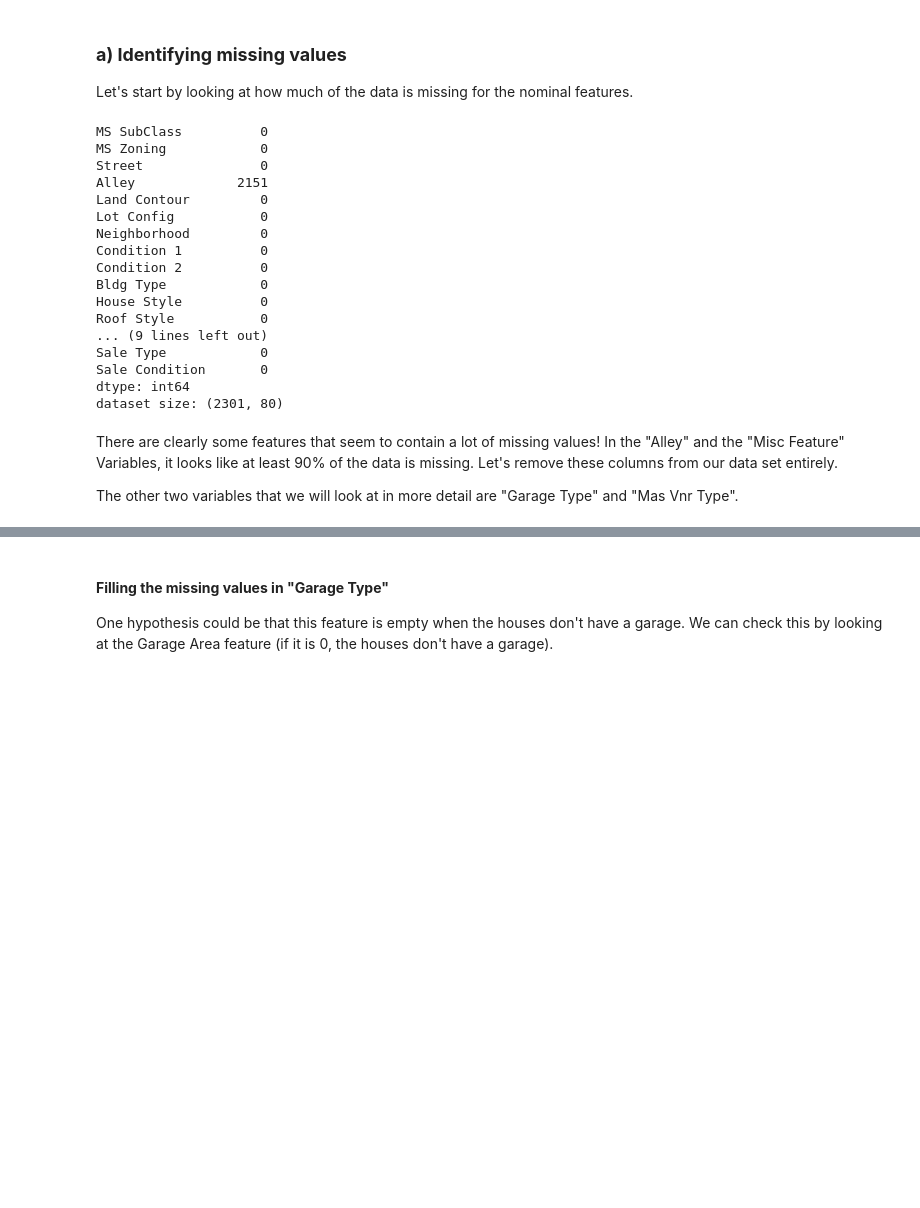
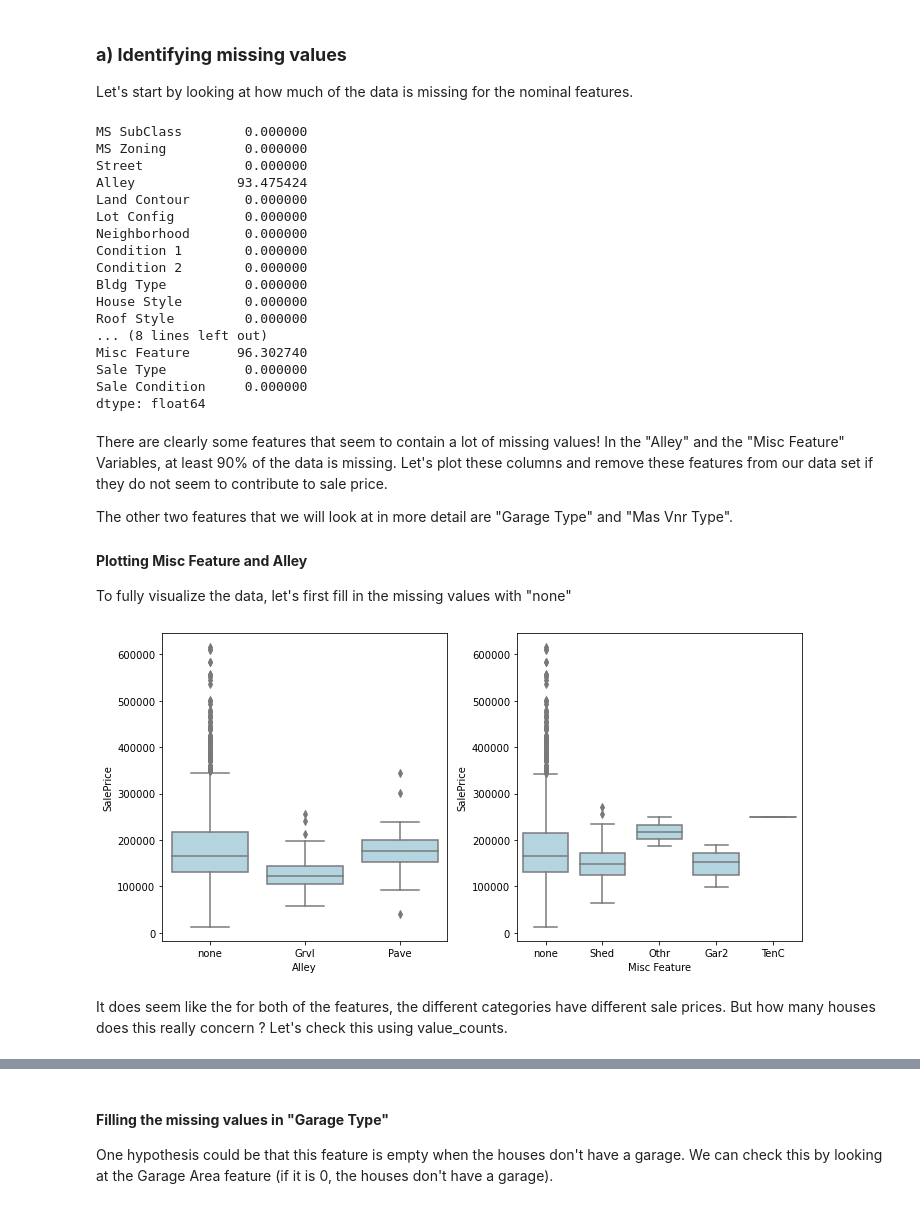
Before and after one commit to OphelieRutschmann/COS_machine_learning, a Jupyter notebook: 03_Machine_Learning_1_Project/house-prices/house-price_solutions.ipynb, the cells around one changed output, grey strips where cells are left out. Drawn from its saved outputs; the diff is of its cells as text; code cells hidden in the pictures; blank space fills up the shorter version.

```diff
--- a/03_Machine_Learning_1_Project/house-prices/house-price_solutions.ipynb
+++ b/03_Machine_Learning_1_Project/house-prices/house-price_solutions.ipynb
@@ -869,27 +874,44 @@ We will now look at the nominal variables.
 Let's start by looking at how much of the data is missing for the nominal features.
 # %%
 # identify missing values
-print(df[nom_col].isna().sum())
-print("dataset size:", df.shape)
+print(df[nom_col].isna().sum() / len(df) * 100)
 # %% [output]
-MS SubClass          0
-MS Zoning            0
-Street               0
-Alley             2151
-Land Contour         0
-Lot Config           0
-Neighborhood         0
-Condition 1          0
-Condition 2          0
-Bldg Type            0
-House Style          0
-Roof Style           0
-... (9 lines left out)
-Sale Type            0
-Sale Condition       0
-dtype: int64
-dataset size: (2301, 80)
+MS SubClass        0.000000
+MS Zoning          0.000000
+Street             0.000000
+Alley             93.475424
+Land Contour       0.000000
+Lot Config         0.000000
+Neighborhood       0.000000
+Condition 1        0.000000
+Condition 2        0.000000
+Bldg Type          0.000000
+House Style        0.000000
+Roof Style         0.000000
+... (8 lines left out)
+Misc Feature      96.302740
+Sale Type          0.000000
+Sale Condition     0.000000
+dtype: float64
 # %% [markdown]
-There are clearly some features that seem to contain a lot of missing values! In the "Alley" and the "Misc Feature" Variables, it looks like at least 90% of the data is missing. Let's remove these columns from our data set entirely.
+There are clearly some features that seem to contain a lot of missing values! In the "Alley" and the "Misc Feature" Variables, at least 90% of the data is missing. Let's plot these columns and remove these features from our data set if they do not seem to contribute to sale price.
 
-The other two variables that we will look at in more detail are "Garage Type" and "Mas Vnr Type".
+The other two features that we will look at in more detail are "Garage Type" and "Mas Vnr Type".
+
+#### **Plotting Misc Feature and Alley**
+To fully visualize the data, let's first fill in the missing values with "none"
+# %%
+df["Alley"].fillna("none", inplace=True)
+df["Misc Feature"].fillna("none", inplace=True)
+
+fig, axes = plt.subplots(1, 2, figsize=(10,5))
+
+sns.boxplot(data=df, x="Alley", y="SalePrice", ax=axes[0], color="lightblue")
+sns.boxplot(data=df, x="Misc Feature", y="SalePrice", ax=axes[1], color="lightblue")
+
+plt.tight_layout()
+plt.show()
+# %% [output]
+[figure, added]
+# %% [markdown]
+It does seem like the for both of the features, the different categories have different sale prices. But how many houses does this really concern ? Let's check this using value_counts.
```
Also changed, not shown: parts of 37 cells of this notebook.
